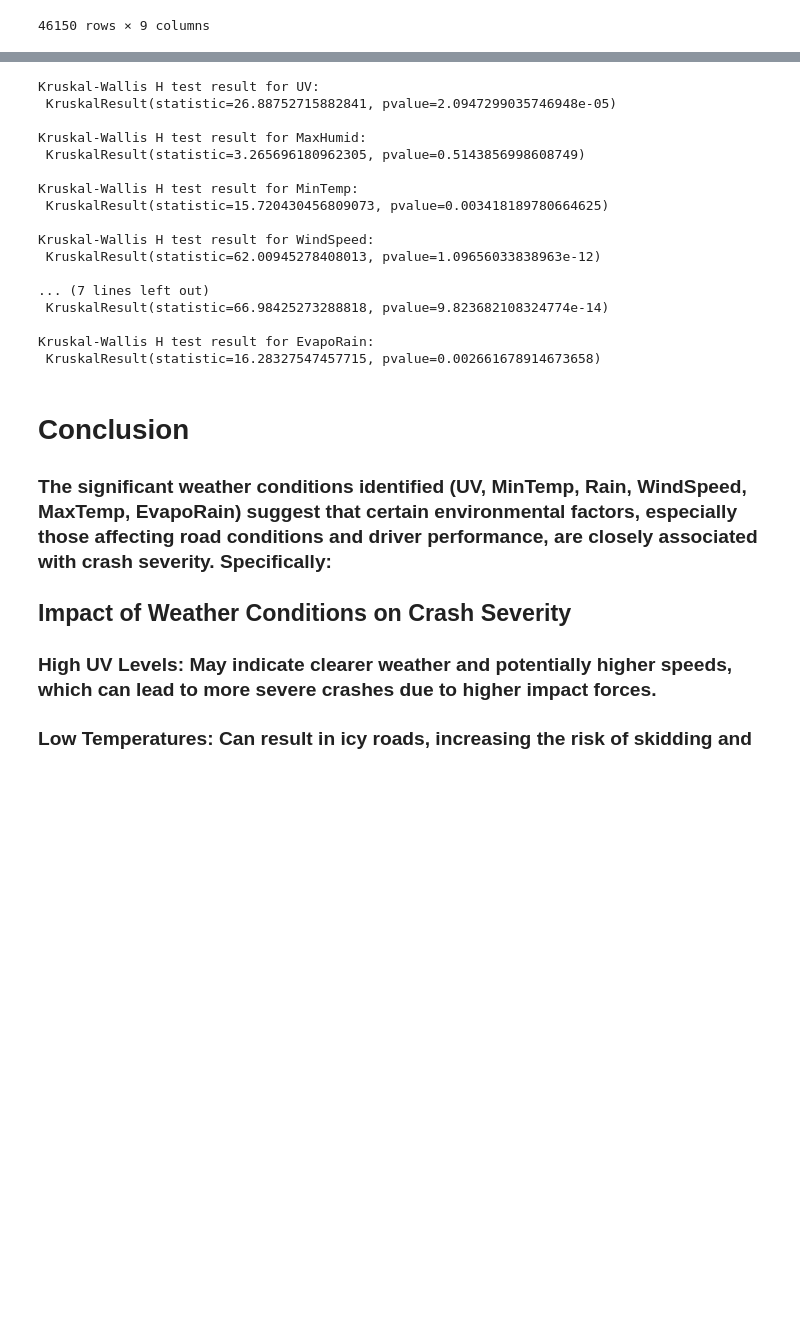
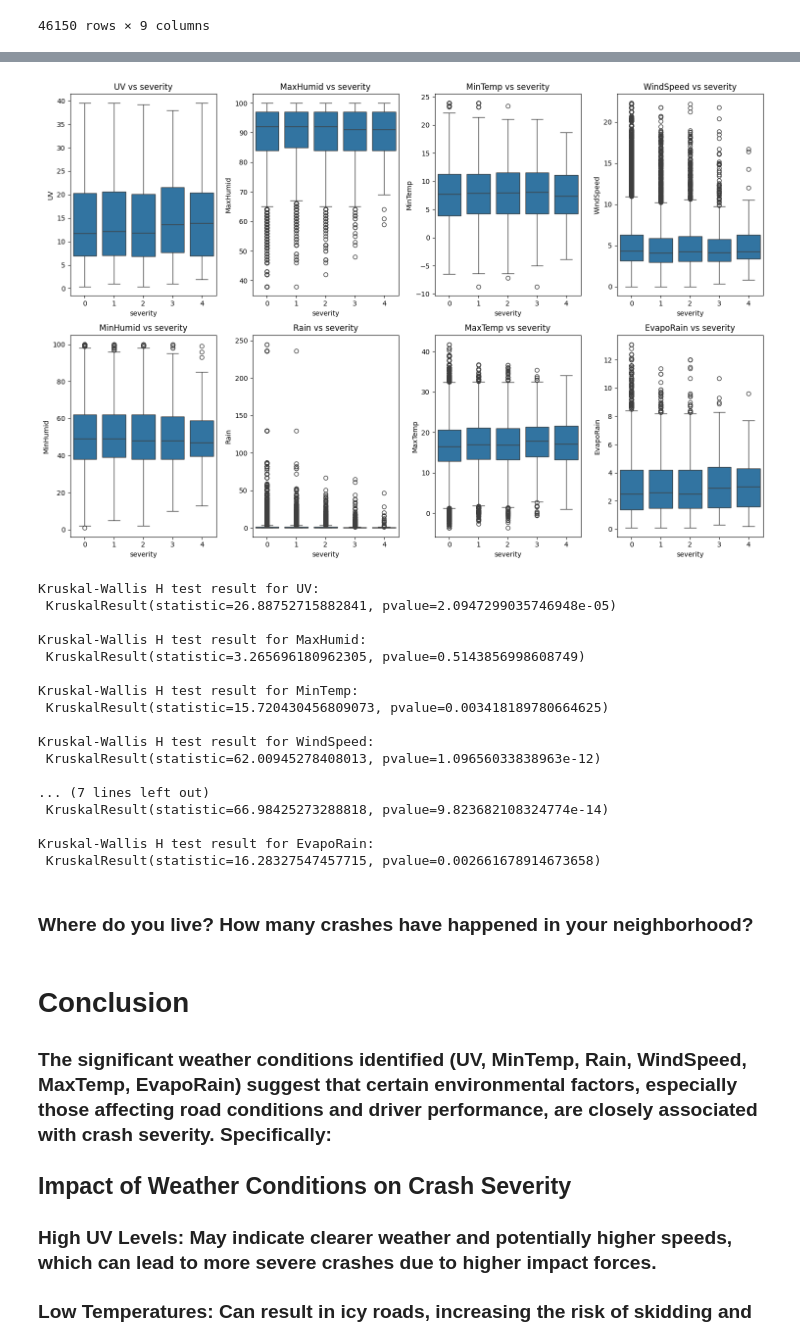
Before and after one commit to jeffphan8816/CloudDataScience, a Jupyter notebook: frontend/weathervscrashmodel.ipynb, the cells around one changed output, grey strips where cells are left out. Cells and saved outputs as stored; diff of their text form; code cells hidden in the pictures; blank space fills up the shorter version.

Commit message:
update peer frontend for crash vs weather

```diff
--- a/frontend/weathervscrashmodel.ipynb
+++ b/frontend/weathervscrashmodel.ipynb
@@ -234,0 +386,13 @@ weather_df_copy
+# %%
+
+crashes_df_copy2 = crashes_df_copy.copy(deep=True)
+crashes_df_copy2['severity'] = crashes_df_copy2['severity']+1
+severity_counts = crashes_df_copy2['severity'].value_counts().reset_index()
+severity_counts.columns = ['Severity', 'Count']
+severity_counts['Percentage'] = severity_counts['Count'] / severity_counts['Count'].sum() * 100
+
+crashes_df_copy3 = crashes_df_copy.copy(deep=True)
+# Convert 'crash_date' column to datetime in crashes_df_copy if not done already
+crashes_df_copy3['crash_date'] = pd.to_datetime(crashes_df_copy3['crash_date'], dayfirst=True)
+# Convert 'Date' column to datetime in weather_df_copy
+weather_df_copy['Date'] = pd.to_datetime(weather_df_copy['Date'], dayfirst=True)
@@ -279,17 +463,10 @@ print(f'With a correlation of {r}, the p-value associated to H0:"There is no cor
 # %% [output]
 With a correlation of -0.11099946525421059, the p-value associated to H0:"There is no correlation" is 1.9943961543601192e-38
 # %%
-# Convert 'crash_date' column to datetime in crashes_df_copy if not done already
-crashes_df_copy['crash_date'] = pd.to_datetime(crashes_df_copy['crash_date'], dayfirst=True)
-
-# Convert 'Date' column to datetime in weather_df_copy
-weather_df_copy['Date'] = pd.to_datetime(weather_df_copy['Date'], dayfirst=True)
-
-merged_df2 = crashes_df_copy.merge(weather_df_copy, left_on=['Station ID', 'crash_date'], right_on=['Station ID', 'Date'], how='inner')
-
+# Merge the two DataFrames on 'Station ID' and 'crash_date'
+merged_df2 = crashes_df_copy3.merge(weather_df_copy, left_on=['Station ID', 'crash_date'], right_on=['Station ID', 'Date'], how='inner')
 #drop Date and crash_date columns
-merged_df2 = merged_df2.drop(['Date', 'crash_date','Station ID', 'location', 'longitude', 'latitude', 'light_condition', ], axis=1)
-
+merged_df2 = merged_df2.drop(['Date', 'crash_date','Station ID', 'location', 'longitude', 'latitude', 'light_condition', 'state'], axis=1)
 #rename columns
 merged_df2 = merged_df2.rename(columns={"Max Temp": "MaxTemp", "Min Temp": "MinTemp", "Max Humid": "MaxHumid", "Min Humid": "MinHumid", "Evapo-Rain": "EvapoRain"})
 merged_df2
@@ -434,20 +531,36 @@ CatBoostRegressor R2: 0.0024708942559606983
 # %%
 # Select only the numerical columns ( all columns except 'severity')
 numerical_columns = [col for col in merged_df2.columns if col != 'severity']
+# Calculate the number of rows and columns for the subplot grid
+n = len(numerical_columns)
+ncols = 4
+nrows = n // ncols if n % ncols == 0 else n // ncols + 1
 
-from scipy.stats import kruskal
+fig, axs = plt.subplots(nrows=nrows, ncols=ncols, figsize=(15, nrows*5))
+
+for ax, col in zip(axs.flat, numerical_columns):
+    sns.boxplot(x='severity', y=col, data=merged_df2, ax=ax)
+    ax.set_title(f'{col} vs severity')
+
+# Remove empty subplots
+for ax in axs.flat[n:]:
+    ax.remove()
+
+plt.tight_layout()
+plt.show()
 
 # Perform Kruskal-Wallis H test for each numerical column
 def kruskal_test(data, categorical_col, numerical_col):
     groups = data.groupby(categorical_col)[numerical_col].apply(list)
     return kruskal(*groups)
 
 kruskal_results = {col: kruskal_test(merged_df2, 'severity', col) for col in numerical_columns}
 
 # Print Kruskal-Wallis H test results
 for col, result in kruskal_results.items():
     print(f'Kruskal-Wallis H test result for {col}:\n', result, '\n')
 # %% [output]
+[figure, added]
 Kruskal-Wallis H test result for UV:
  KruskalResult(statistic=26.88752715882841, pvalue=2.0947299035746948e-05)
 
@@ -465,3 +578,5 @@ Kruskal-Wallis H test result for WindSpeed:
 
 Kruskal-Wallis H test result for EvapoRain:
  KruskalResult(statistic=16.28327547457715, pvalue=0.002661678914673658)
+# %% [markdown]
+### Where do you live? How many crashes have happened in your neighborhood?
```
Also changed, not shown: parts of 24 cells of this notebook, 11 other files.
